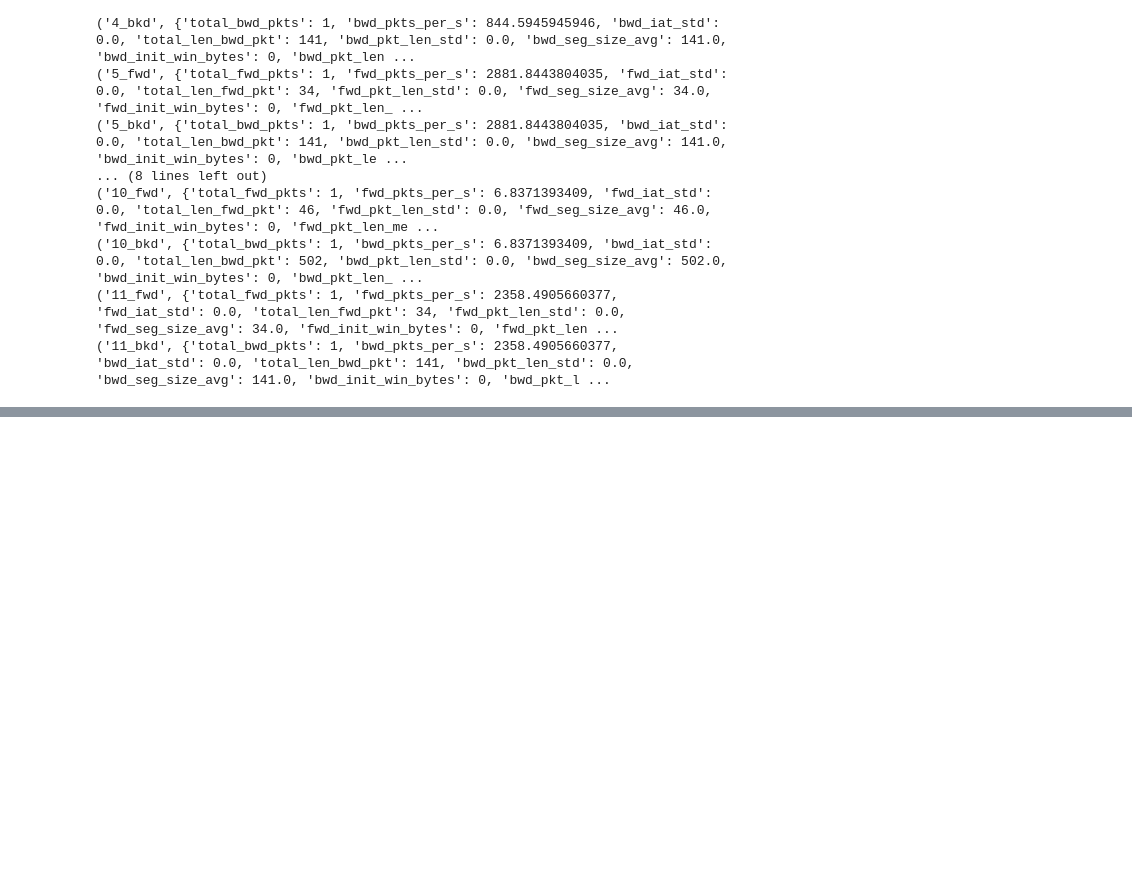
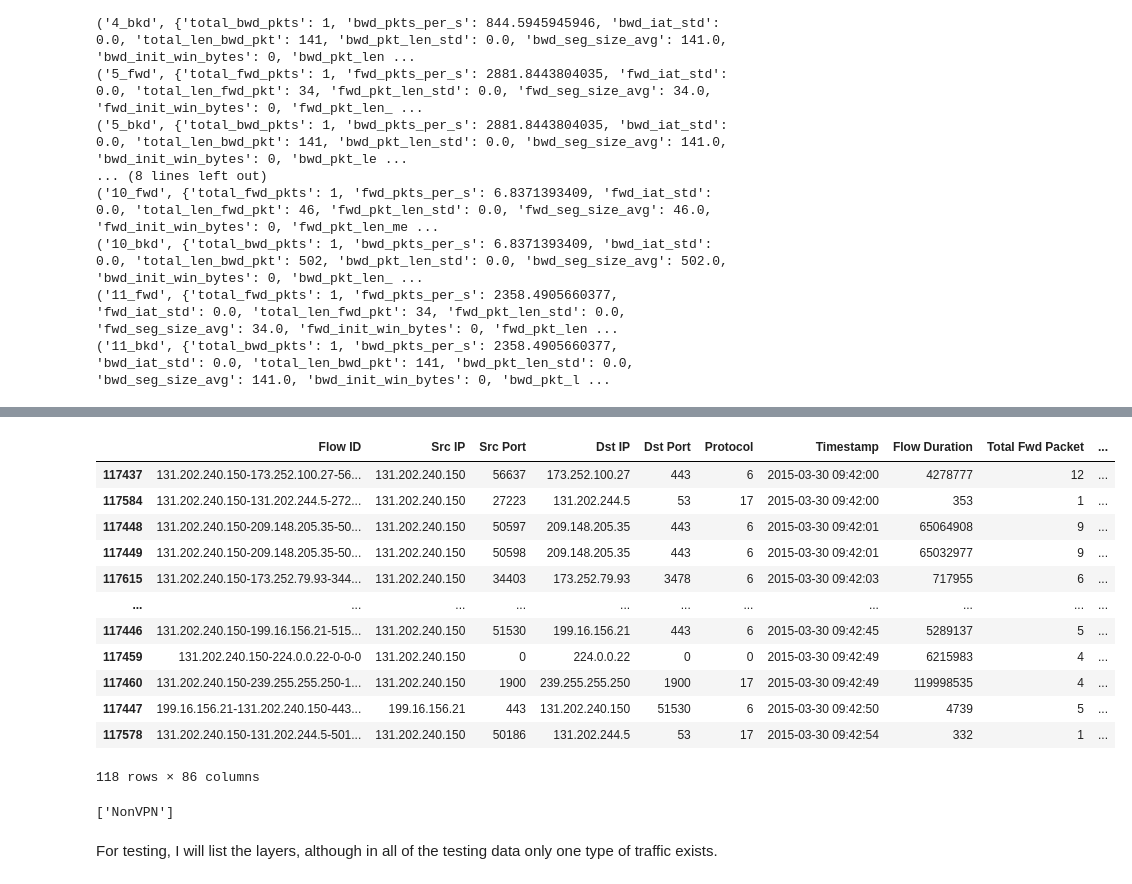
Before and after one commit to security-privacy-lab/online-anomaly-detection, a Jupyter notebook: graph-creation.ipynb, the cells around one changed output, grey strips where cells are left out. Drawn from its saved outputs; the diff is of its cells as text; code cells hidden in the pictures; blank space fills up the shorter version.

Commit message:
Added some additional code to theorize about layers.

```diff
--- a/graph-creation.ipynb
+++ b/graph-creation.ipynb
@@ -287,0 +291,25 @@ plt.show()
+# %%
+second_group_key = list(grouped.groups.keys())[1]
+second_group = grouped.get_group(second_group_key)
+second_group
+# %% [output]
+|  | Flow ID | Src IP | Src Port | Dst IP | Dst Port | Protocol | Timestamp | Flow Duration | Total Fwd Packet | ... |
+| 117437 | 131.202.240.150-173.252.100.27-56... | 131.202.240.150 | 56637 | 173.252.100.27 | 443 | 6 | 2015-03-30 09:42:00 | 4278777 | 12 | ... |
+| 117584 | 131.202.240.150-131.202.244.5-272... | 131.202.240.150 | 27223 | 131.202.244.5 | 53 | 17 | 2015-03-30 09:42:00 | 353 | 1 | ... |
+| 117448 | 131.202.240.150-209.148.205.35-50... | 131.202.240.150 | 50597 | 209.148.205.35 | 443 | 6 | 2015-03-30 09:42:01 | 65064908 | 9 | ... |
+| 117449 | 131.202.240.150-209.148.205.35-50... | 131.202.240.150 | 50598 | 209.148.205.35 | 443 | 6 | 2015-03-30 09:42:01 | 65032977 | 9 | ... |
+| 117615 | 131.202.240.150-173.252.79.93-344... | 131.202.240.150 | 34403 | 173.252.79.93 | 3478 | 6 | 2015-03-30 09:42:03 | 717955 | 6 | ... |
+| ... | ... | ... | ... | ... | ... | ... | ... | ... | ... | ... |
+| 117446 | 131.202.240.150-199.16.156.21-515... | 131.202.240.150 | 51530 | 199.16.156.21 | 443 | 6 | 2015-03-30 09:42:45 | 5289137 | 5 | ... |
+| 117459 | 131.202.240.150-224.0.0.22-0-0-0 | 131.202.240.150 | 0 | 224.0.0.22 | 0 | 0 | 2015-03-30 09:42:49 | 6215983 | 4 | ... |
+| 117460 | 131.202.240.150-239.255.255.250-1... | 131.202.240.150 | 1900 | 239.255.255.250 | 1900 | 17 | 2015-03-30 09:42:49 | 119998535 | 4 | ... |
+| 117447 | 199.16.156.21-131.202.240.150-443... | 199.16.156.21 | 443 | 131.202.240.150 | 51530 | 6 | 2015-03-30 09:42:50 | 4739 | 5 | ... |
+| 117578 | 131.202.240.150-131.202.244.5-501... | 131.202.240.150 | 50186 | 131.202.244.5 | 53 | 17 | 2015-03-30 09:42:54 | 332 | 1 | ... |
+118 rows × 86 columns
+# %%
+unique_layers = second_group['Label'].unique()
+print(unique_layers)
+# %% [output]
+['NonVPN']
+# %% [markdown]
+For testing, I will list the layers, although in all of the testing data only one type of traffic exists.
```
Also changed, not shown: parts of 4 cells of this notebook.
